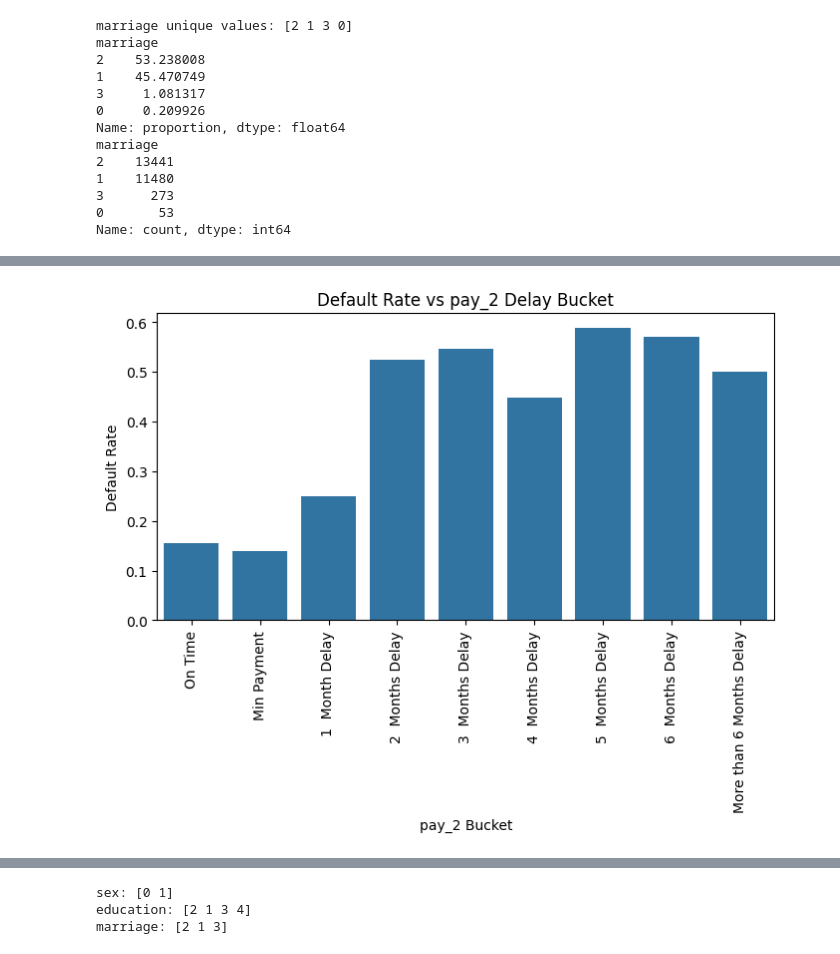
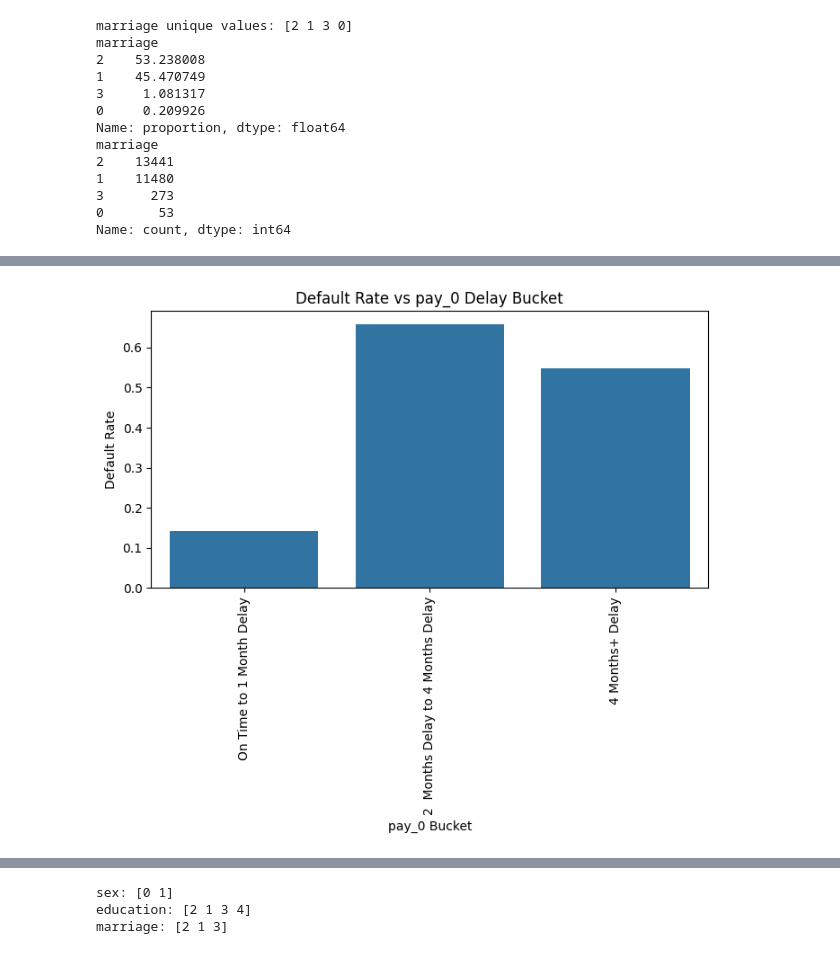
Before and after one commit to krishsingla06/Credit-Card-Default-Prediction-23114050, a Jupyter notebook: main.ipynb, the cells around one changed output, grey strips where cells are left out. Cells and saved outputs as stored; diff of their text form; code cells hidden in the pictures.

```diff
--- a/main.ipynb
+++ b/main.ipynb
@@ -217,0 +225,17 @@ Shape after dropping outliers: (24199, 29)
+# %%
+# number of outliers in LIMIT_BAL
+
+Q1 = df['LIMIT_BAL'].quantile(0.25)
+Q3 = df['LIMIT_BAL'].quantile(0.75)
+IQR = Q3 - Q1
+
+outliers = df[(df['LIMIT_BAL'] < (Q1 - 1.5 * IQR)) | (df['LIMIT_BAL'] > (Q3 + 1.5 * IQR))]
+print(f'Number of outliers in LIMIT_BAL: {len(outliers)}')
+
+# Capping the outliers to upper IQR bound
+lower_bound = Q1 - 1.5 * IQR
+upper_bound = Q3 + 1.5 * IQR
+print(df.shape)
+df['LIMIT_BAL'] = df['LIMIT_BAL'].clip(lower=lower_bound, upper=upper_bound)
+# Print dimensions after cleaning
+print("Shape after capping LIMIT_BAL outliers:", df.shape)
@@ -509,20 +609,20 @@ plt.show()
 # %%
-#for pay_2 to pay_6, create buckets and plot default rate
-for col in pay_status_cols[1:]:
+#for pay_0 to pay_6, create buckets and plot default rate
+for col in pay_status_cols[:]:
     df[f'{col}_bucket'] = df[col].apply(delay_bucket)
     grouped = df.groupby(f'{col}_bucket')['next_month_default'].agg(['mean', 'count']).reset_index()
     grouped.columns = [f'{col}_bucket', 'default_rate', 'count']
 
     plt.figure(figsize=(8, 4))
     sns.barplot(x=f'{col}_bucket', y='default_rate', data=grouped, order=[
-        'On Time', 'Min Payment', '1  Month Delay',
-        '2  Months Delay', '3  Months Delay', '4  Months Delay',
-        '5  Months Delay', '6  Months Delay', 'More than 6 Months Delay'
+        'On Time to 1 Month Delay',
+        '2  Months Delay to 4 Months Delay',
+        '4 Months+ Delay'
     ])
     plt.xticks(rotation=90)
     plt.title(f'Default Rate vs {col} Delay Bucket')
     plt.ylabel('Default Rate')
     plt.xlabel(f'{col} Bucket')
     plt.show()
 # %% [output]
-[figure, old version]
+[figure, new version]
```
Also changed, not shown: parts of 20 cells of this notebook.
